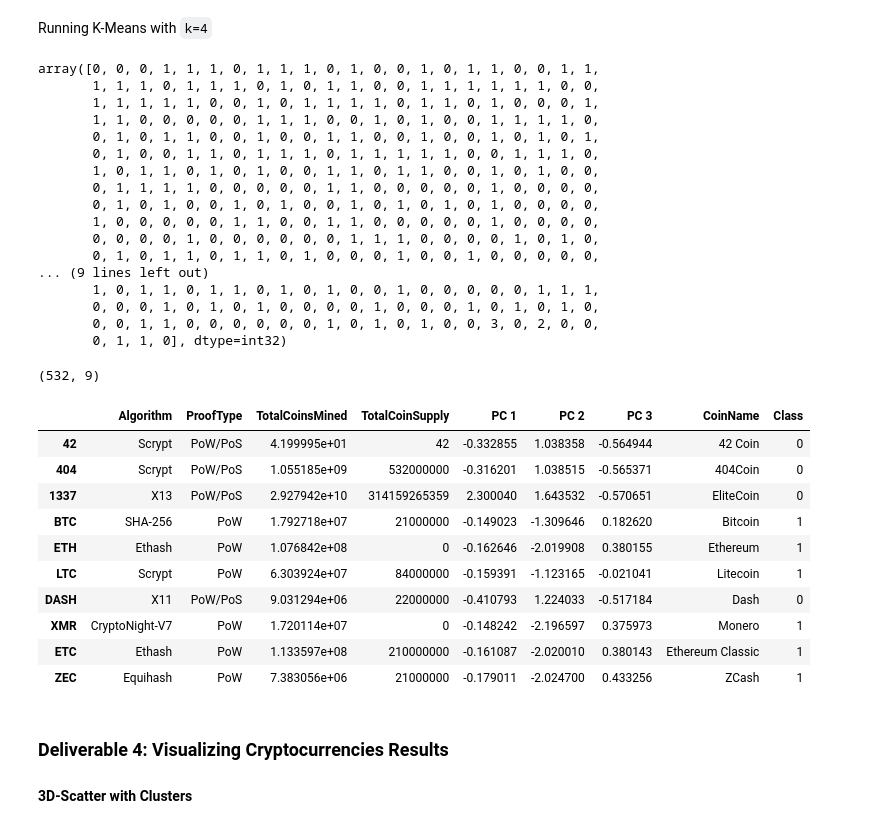
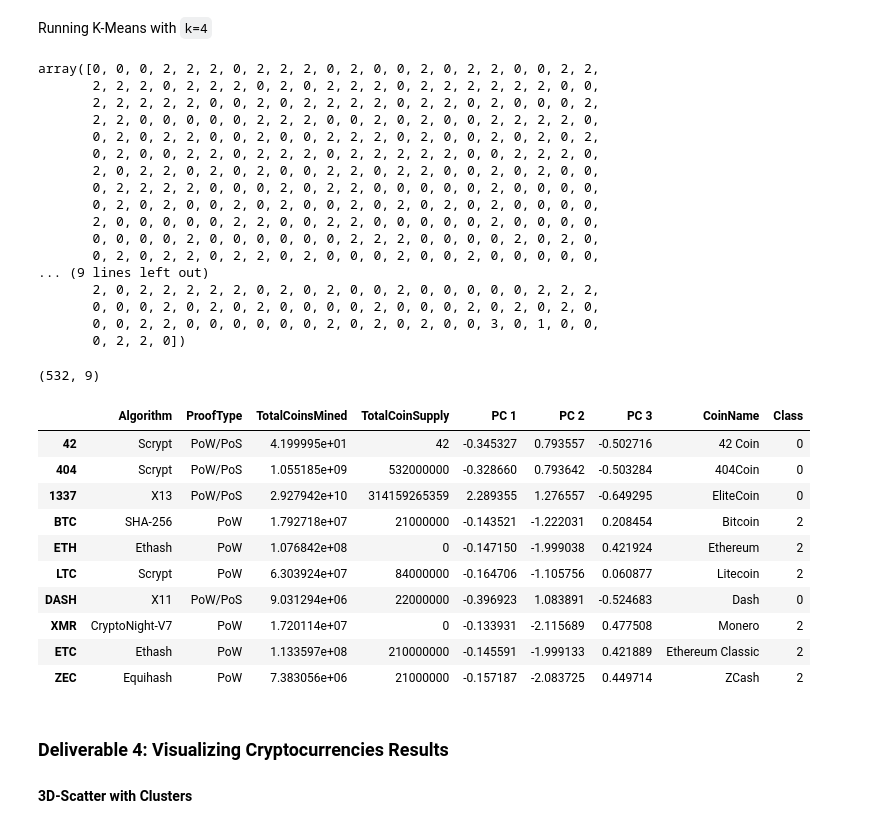
Before and after one commit to pgoyal94/Cryptocurrencies, a Jupyter notebook: crypto_clustering.ipynb, the cells around one changed output. Cells and saved outputs as stored; diff of their text form; code cells hidden in the pictures.

```diff
--- a/crypto_clustering.ipynb
+++ b/crypto_clustering.ipynb
@@ -219,4 +219,9 @@ pcs_df.head(10)
 #### Finding the Best Value for `k` Using the Elbow Curve
 # %%
 # Create an elbow curve to find the best value for K.
-# YOUR CODE HERE
+inertia = []
+k = list(range(1, 11))
+for i in k:
+    km = KMeans(n_clusters=i, random_state=27)
+    km.fit(pcs_df)
+    inertia.append(km.inertia_)
@@ -226,58 +236,60 @@ pcs_df.head(10)
 Running K-Means with `k=4`
 # %%
 # Initialize the K-Means model.
-# YOUR CODE HERE
+model = KMeans(n_clusters=4, random_state=27)
 
 # Fit the model
-# YOUR CODE HERE
+model.fit(pcs_df)
 
 # Predict clusters
-# YOUR CODE HERE
+predictions = model.predict(pcs_df)
+predictions
 # %% [output]
-array([0, 0, 0, 1, 1, 1, 0, 1, 1, 1, 0, 1, 0, 0, 1, 0, 1, 1, 0, 0, 1, 1,
-       1, 1, 1, 0, 1, 1, 1, 0, 1, 0, 1, 1, 0, 0, 1, 1, 1, 1, 1, 1, 0, 0,
-       1, 1, 1, 1, 1, 0, 0, 1, 0, 1, 1, 1, 1, 0, 1, 1, 0, 1, 0, 0, 0, 1,
-       1, 1, 0, 0, 0, 0, 0, 1, 1, 1, 0, 0, 1, 0, 1, 0, 0, 1, 1, 1, 1, 0,
-       0, 1, 0, 1, 1, 0, 0, 1, 0, 0, 1, 1, 0, 0, 1, 0, 0, 1, 0, 1, 0, 1,
-       0, 1, 0, 0, 1, 1, 0, 1, 1, 1, 0, 1, 1, 1, 1, 1, 0, 0, 1, 1, 1, 0,
-       1, 0, 1, 1, 0, 1, 0, 1, 0, 0, 1, 1, 0, 1, 1, 0, 0, 1, 0, 1, 0, 0,
-       0, 1, 1, 1, 1, 0, 0, 0, 0, 0, 1, 1, 0, 0, 0, 0, 0, 1, 0, 0, 0, 0,
-       0, 1, 0, 1, 0, 0, 1, 0, 1, 0, 0, 1, 0, 1, 0, 1, 0, 1, 0, 0, 0, 0,
-       1, 0, 0, 0, 0, 0, 1, 1, 0, 0, 1, 1, 0, 0, 0, 0, 0, 1, 0, 0, 0, 0,
-       0, 0, 0, 0, 1, 0, 0, 0, 0, 0, 0, 1, 1, 1, 0, 0, 0, 0, 1, 0, 1, 0,
-       0, 1, 0, 1, 1, 0, 1, 1, 0, 1, 0, 0, 0, 1, 0, 0, 1, 0, 0, 0, 0, 0,
+array([0, 0, 0, 2, 2, 2, 0, 2, 2, 2, 0, 2, 0, 0, 2, 0, 2, 2, 0, 0, 2, 2,
+       2, 2, 2, 0, 2, 2, 2, 0, 2, 0, 2, 2, 2, 0, 2, 2, 2, 2, 2, 2, 0, 0,
+       2, 2, 2, 2, 2, 0, 0, 2, 0, 2, 2, 2, 2, 0, 2, 2, 0, 2, 0, 0, 0, 2,
+       2, 2, 0, 0, 0, 0, 0, 2, 2, 2, 0, 0, 2, 0, 2, 0, 0, 2, 2, 2, 2, 0,
+       0, 2, 0, 2, 2, 0, 0, 2, 0, 0, 2, 2, 2, 0, 2, 0, 0, 2, 0, 2, 0, 2,
+       0, 2, 0, 0, 2, 2, 0, 2, 2, 2, 0, 2, 2, 2, 2, 2, 0, 0, 2, 2, 2, 0,
+       2, 0, 2, 2, 0, 2, 0, 2, 0, 0, 2, 2, 0, 2, 2, 0, 0, 2, 0, 2, 0, 0,
+       0, 2, 2, 2, 2, 0, 0, 0, 2, 0, 2, 2, 0, 0, 0, 0, 0, 2, 0, 0, 0, 0,
+       0, 2, 0, 2, 0, 0, 2, 0, 2, 0, 0, 2, 0, 2, 0, 2, 0, 2, 0, 0, 0, 0,
+       2, 0, 0, 0, 0, 0, 2, 2, 0, 0, 2, 2, 0, 0, 0, 0, 0, 2, 0, 0, 0, 0,
+       0, 0, 0, 0, 2, 0, 0, 0, 0, 0, 0, 2, 2, 2, 0, 0, 0, 0, 2, 0, 2, 0,
+       0, 2, 0, 2, 2, 0, 2, 2, 0, 2, 0, 0, 0, 2, 0, 0, 2, 0, 0, 0, 0, 0,
 ... (9 lines left out)
-       1, 0, 1, 1, 0, 1, 1, 0, 1, 0, 1, 0, 0, 1, 0, 0, 0, 0, 0, 1, 1, 1,
-       0, 0, 0, 1, 0, 1, 0, 1, 0, 0, 0, 0, 1, 0, 0, 0, 1, 0, 1, 0, 1, 0,
-       0, 0, 1, 1, 0, 0, 0, 0, 0, 0, 1, 0, 1, 0, 1, 0, 0, 3, 0, 2, 0, 0,
-       0, 1, 1, 0], dtype=int32)
+       2, 0, 2, 2, 2, 2, 2, 0, 2, 0, 2, 0, 0, 2, 0, 0, 0, 0, 0, 2, 2, 2,
+       0, 0, 0, 2, 0, 2, 0, 2, 0, 0, 0, 0, 2, 0, 0, 0, 2, 0, 2, 0, 2, 0,
+       0, 0, 2, 2, 0, 0, 0, 0, 0, 0, 2, 0, 2, 0, 2, 0, 0, 3, 0, 1, 0, 0,
+       0, 2, 2, 0])
 # %%
 # Create a new DataFrame including predicted clusters and cryptocurrencies features.
 # Concatentate the crypto_df and pcs_df DataFrames on the same columns.
-# YOUR CODE HERE
+clustered_df = crypto_df.join(pcs_df,
+                              how ='inner')
 
 #  Add a new column, "CoinName" to the clustered_df DataFrame that holds the names of the cryptocurrencies.
-# YOUR CODE HERE
+clustered_df['CoinName'] = CoinName_df['CoinName']
 
 #  Add a new column, "Class" to the clustered_df DataFrame that holds the predictions.
-# YOUR CODE HERE
+clustered_df['Class'] = model.labels_
 
 # Print the shape of the clustered_df
 print(clustered_df.shape)
 clustered_df.head(10)
 # %% [output]
 (532, 9)
 |  | Algorithm | ProofType | TotalCoinsMined | TotalCoinSupply | PC 1 | PC 2 | PC 3 | CoinName | Class |
-| 42 | Scrypt | PoW/PoS | 4.199995e+01 | 42 | -0.332855 | 1.038358 | -0.564944 | 42 Coin | 0 |
-| 404 | Scrypt | PoW/PoS | 1.055185e+09 | 532000000 | -0.316201 | 1.038515 | -0.565371 | 404Coin | 0 |
-| 1337 | X13 | PoW/PoS | 2.927942e+10 | 314159265359 | 2.300040 | 1.643532 | -0.570651 | EliteCoin | 0 |
-| BTC | SHA-256 | PoW | 1.792718e+07 | 21000000 | -0.149023 | -1.309646 | 0.182620 | Bitcoin | 1 |
-| ETH | Ethash | PoW | 1.076842e+08 | 0 | -0.162646 | -2.019908 | 0.380155 | Ethereum | 1 |
-| LTC | Scrypt | PoW | 6.303924e+07 | 84000000 | -0.159391 | -1.123165 | -0.021041 | Litecoin | 1 |
-| DASH | X11 | PoW/PoS | 9.031294e+06 | 22000000 | -0.410793 | 1.224033 | -0.517184 | Dash | 0 |
-| XMR | CryptoNight-V7 | PoW | 1.720114e+07 | 0 | -0.148242 | -2.196597 | 0.375973 | Monero | 1 |
-| ETC | Ethash | PoW | 1.133597e+08 | 210000000 | -0.161087 | -2.020010 | 0.380143 | Ethereum Classic | 1 |
-| ZEC | Equihash | PoW | 7.383056e+06 | 21000000 | -0.179011 | -2.024700 | 0.433256 | ZCash | 1 |
+| 42 | Scrypt | PoW/PoS | 4.199995e+01 | 42 | -0.345327 | 0.793557 | -0.502716 | 42 Coin | 0 |
+| 404 | Scrypt | PoW/PoS | 1.055185e+09 | 532000000 | -0.328660 | 0.793642 | -0.503284 | 404Coin | 0 |
+| 1337 | X13 | PoW/PoS | 2.927942e+10 | 314159265359 | 2.289355 | 1.276557 | -0.649295 | EliteCoin | 0 |
+| BTC | SHA-256 | PoW | 1.792718e+07 | 21000000 | -0.143521 | -1.222031 | 0.208454 | Bitcoin | 2 |
+| ETH | Ethash | PoW | 1.076842e+08 | 0 | -0.147150 | -1.999038 | 0.421924 | Ethereum | 2 |
+| LTC | Scrypt | PoW | 6.303924e+07 | 84000000 | -0.164706 | -1.105756 | 0.060877 | Litecoin | 2 |
+| DASH | X11 | PoW/PoS | 9.031294e+06 | 22000000 | -0.396923 | 1.083891 | -0.524683 | Dash | 0 |
+| XMR | CryptoNight-V7 | PoW | 1.720114e+07 | 0 | -0.133931 | -2.115689 | 0.477508 | Monero | 2 |
+| ETC | Ethash | PoW | 1.133597e+08 | 210000000 | -0.145591 | -1.999133 | 0.421889 | Ethereum Classic | 2 |
+| ZEC | Equihash | PoW | 7.383056e+06 | 21000000 | -0.157187 | -2.083725 | 0.449714 | ZCash | 2 |
 # %% [markdown]
 ### Deliverable 4: Visualizing Cryptocurrencies Results
 
```
Also changed, not shown: parts of 2 cells of this notebook.
